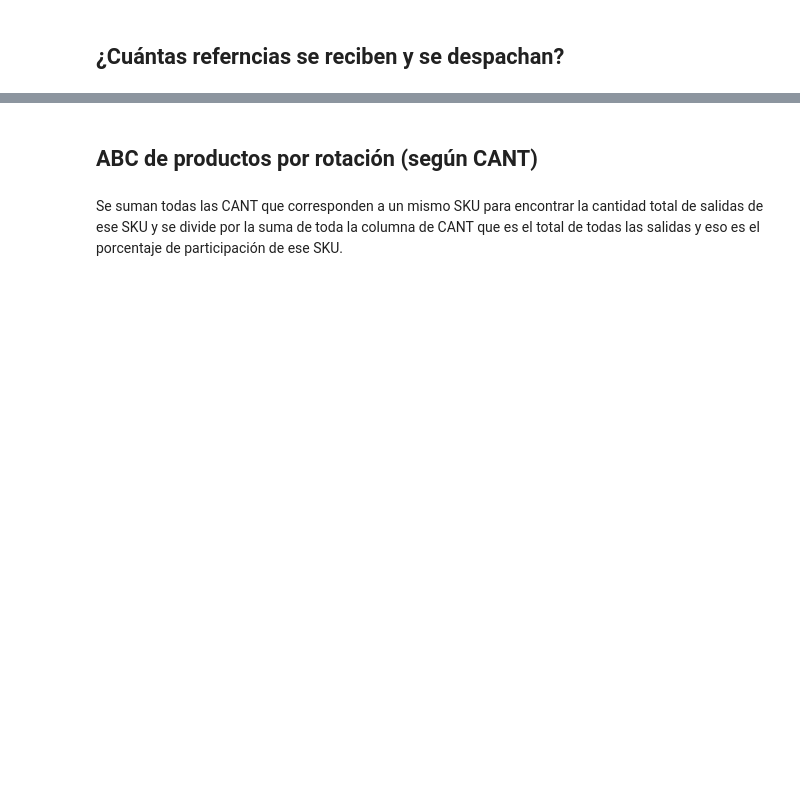
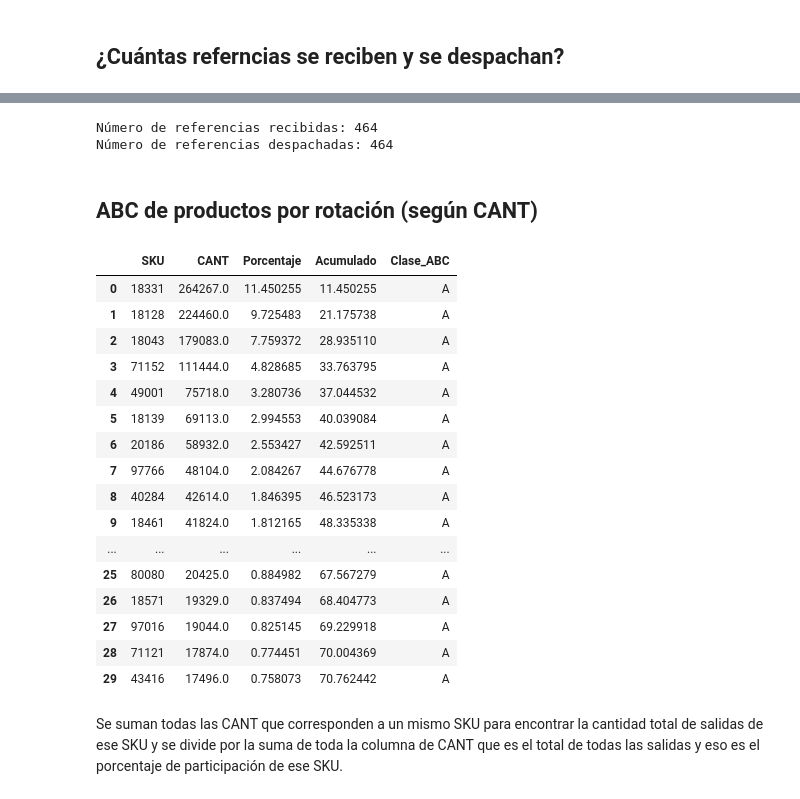
Before and after one commit to ValentinaJimenezTorres/CA_inventarios, a Jupyter notebook: b_exploracion_limpieza.ipynb, the cells around one changed output, grey strips where cells are left out. Saved outputs shown, nothing was run; the diff lists cells and outputs as text; code cells hidden in the pictures; blank space fills up the shorter version.

```diff
--- a/b_exploracion_limpieza.ipynb
+++ b/b_exploracion_limpieza.ipynb
@@ -161,5 +138,85 @@ len(df_entradas['SKU'].unique()) #revisar cuantos valores unicos de SKU hay en e
+# %%
+
+referencias_recibidas = len(df_entradas['SKU'].unique())
+print(f'Número de referencias recibidas: {referencias_recibidas}')
+
+
+referencias_despachadas = len(df_salidas['SKU'].unique())
+print(f'Número de referencias despachadas: {referencias_despachadas}')
+# %% [output]
+Número de referencias recibidas: 464
+Número de referencias despachadas: 464
 # %% [markdown]
 ## ABC de productos por rotación (según CANT)
+# %%
+# Supongamos que 'Cantidad' es la columna con unidades movidas
+rotacion = df_salidas.groupby('SKU')['CANT'].sum().sort_values(ascending=False)
+rotacion_total = rotacion.sum()
+rotacion_pct = rotacion / rotacion_total * 100
+rotacion_df = rotacion_pct.reset_index()
+rotacion_df['acumulado'] = rotacion_df['CANT'].cumsum()
+
+# Asignar clases ABC
+def clasificar(valor):
+    if valor <= 80:
+        return 'A'
+    elif valor <= 95:
+        return 'B'
+    else:
+        return 'C'
+
+rotacion_df['Clase_ABC'] = rotacion_df['acumulado'].apply(clasificar)
+# %%
+import pandas as pd
+
+rotacion = df_salidas.groupby('SKU')['CANT'].sum().sort_values(ascending=False)
+
+# Calcular porcentaje y acumulado
+rotacion_total = rotacion.sum()
+rotacion_pct = rotacion / rotacion_total * 100
+
+# Crear el DataFrame
+rotacion_df = pd.DataFrame({
+    'CANT': rotacion,
+    'Porcentaje': rotacion_pct,
+})
+
+rotacion_df['Acumulado'] = rotacion_df['Porcentaje'].cumsum()
+
+# Clasificación ABC
+def clasificar(valor):
+    if valor <= 80:
+        return 'A'
+    elif valor <= 95:
+        return 'B'
+    else:
+        return 'C'
+
+rotacion_df['Clase_ABC'] = rotacion_df['Acumulado'].apply(clasificar)
+
+# Reiniciar el índice si quieres que 'Material' sea columna
+rotacion_df = rotacion_df.reset_index()
+
+# Mostrar ejemplo
+display(rotacion_df.head(30))
+# %% [output]
+|  | SKU | CANT | Porcentaje | Acumulado | Clase_ABC |
+| 0 | 18331 | 264267.0 | 11.450255 | 11.450255 | A |
+| 1 | 18128 | 224460.0 | 9.725483 | 21.175738 | A |
+| 2 | 18043 | 179083.0 | 7.759372 | 28.935110 | A |
+| 3 | 71152 | 111444.0 | 4.828685 | 33.763795 | A |
+| 4 | 49001 | 75718.0 | 3.280736 | 37.044532 | A |
+| 5 | 18139 | 69113.0 | 2.994553 | 40.039084 | A |
+| 6 | 20186 | 58932.0 | 2.553427 | 42.592511 | A |
+| 7 | 97766 | 48104.0 | 2.084267 | 44.676778 | A |
+| 8 | 40284 | 42614.0 | 1.846395 | 46.523173 | A |
+| 9 | 18461 | 41824.0 | 1.812165 | 48.335338 | A |
+| ... | ... | ... | ... | ... | ... |
+| 25 | 80080 | 20425.0 | 0.884982 | 67.567279 | A |
+| 26 | 18571 | 19329.0 | 0.837494 | 68.404773 | A |
+| 27 | 97016 | 19044.0 | 0.825145 | 69.229918 | A |
+| 28 | 71121 | 17874.0 | 0.774451 | 70.004369 | A |
+| 29 | 43416 | 17496.0 | 0.758073 | 70.762442 | A |
 # %% [markdown]
 Se suman todas las CANT que corresponden a un mismo SKU para encontrar la cantidad total de salidas de ese SKU y se divide por la suma de toda la columna de CANT que es el total de todas las salidas y eso es el porcentaje de participación de ese SKU.
 # %%
```
Also changed, not shown: parts of 25 cells of this notebook.
